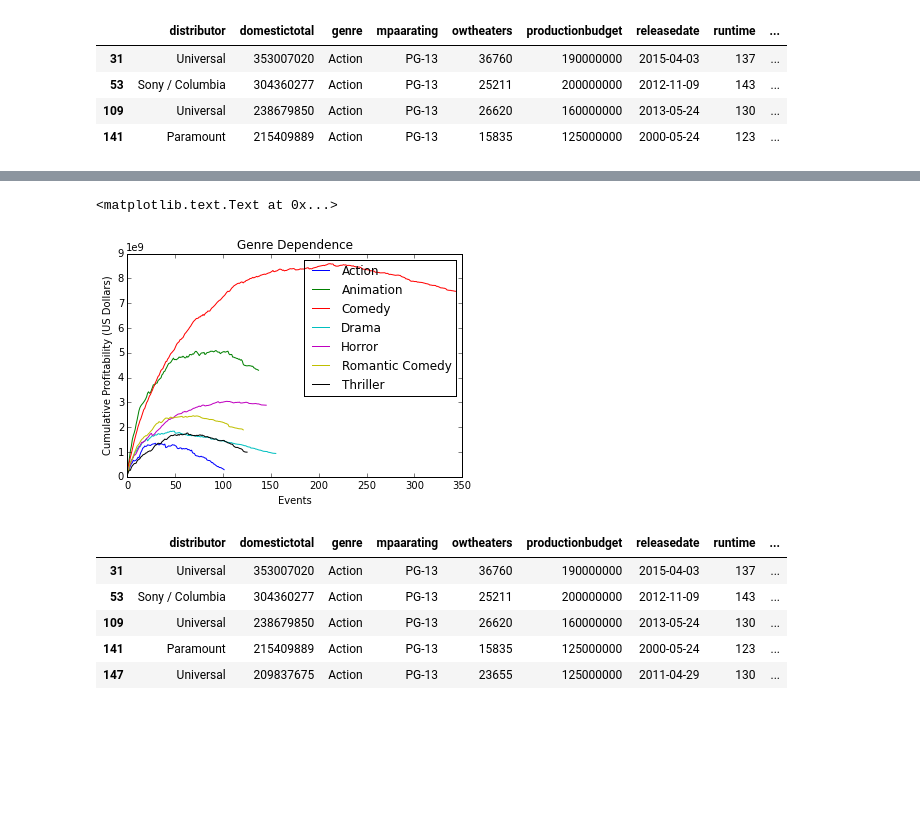
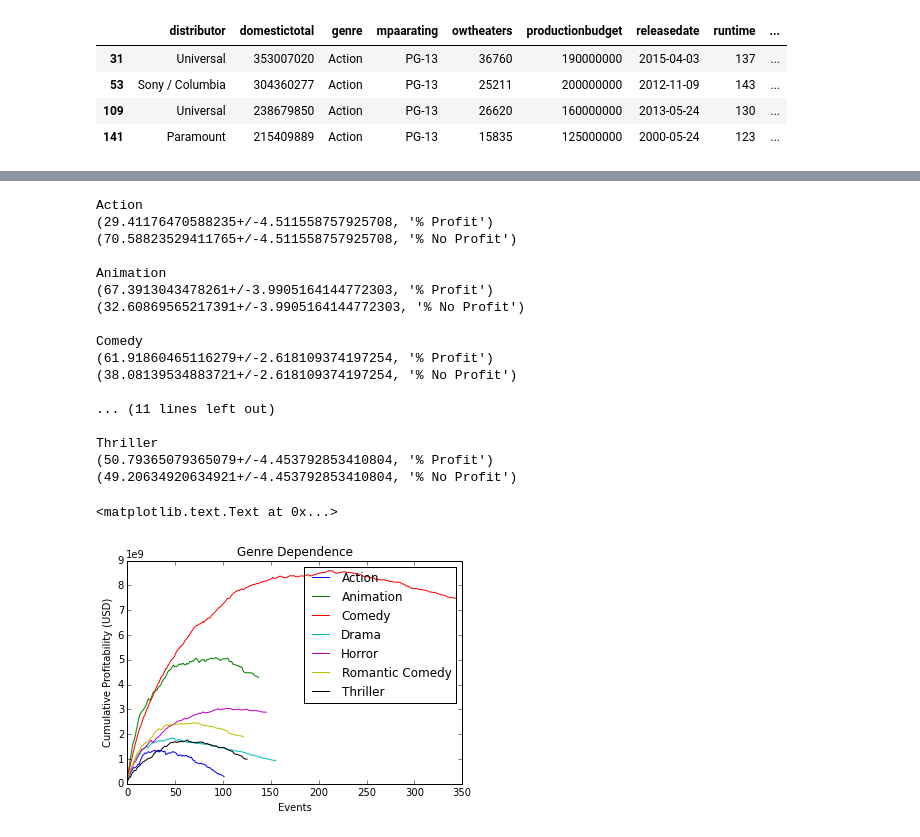
Before and after one commit to iwonapawel/WebScraping, a Jupyter notebook: profitability_analysis.ipynb, the cells around one changed output, grey strips where cells are left out. Saved outputs shown, nothing was run; the diff lists cells and outputs as text; code cells hidden in the pictures; blank space fills up the shorter version.

Commit message:
profitability per genre updated

```diff
--- a/profitability_analysis.ipynb
+++ b/profitability_analysis.ipynb
@@ -106,0 +227,34 @@ dtype: int64
+# %%
+def error_propagation(value, err):
+    """Returns statistical errors"""
+
+    return ufloat(value,err)
+# %%
+def cumulative(data):
+    """ Returns percentage of profitable and nonprofitable counts with statistical errors"""
+
+    total = np.cumsum(data).reset_index(drop = True)
+    count = 0.
+
+    for i, x in np.ndenumerate(total):
+        if i <= np.argmax(total):
+            count += 1
+    count_l = len(total) - count
+
+    if count != 0:
+        err = count / sqrt(count)
+    else:
+        err = 0.
+
+    if count_l != 0 :
+        err_n = count_l / sqrt(count_l)
+    else:
+        err_n = 0.
+
+    pr = error_propagation(count,err)
+    nr = error_propagation(count_l,err_n)
+
+    profit  = (100 * pr / (pr + nr))
+    lost = 100 - profit
+
+    return (profit,lost)
@@ -299,21 +344,37 @@ dtype: float64
 # %%
 for j in selected:
 
     plt.plot(np.cumsum(newd[newd['genre'] == j]['profitability']),label=j)
     plt.legend()
 
+    print j
+    print (cumulative(newd[newd['genre'] == j]['profitability'])[0],
+           '% Profit')
+
+    print (cumulative(newd[newd['genre'] == j]['profitability'])[1],
+           '% No Profit')
+    print
+
 plt.xlabel('Events')
-plt.ylabel('Cumulative Profitability (US Dollars)')
+plt.ylabel('Cumulative Profitability (USD)')
 plt.title('Genre Dependence')
 # %% [output]
-<matplotlib.text.Text at 0x...>
+Action
+(29.41176470588235+/-4.511558757925708, '% Profit')
+(70.58823529411765+/-4.511558757925708, '% No Profit')
+
+Animation
+(67.3913043478261+/-3.9905164144772303, '% Profit')
+(32.60869565217391+/-3.9905164144772303, '% No Profit')
+
+Comedy
+(61.91860465116279+/-2.618109374197254, '% Profit')
+(38.08139534883721+/-2.618109374197254, '% No Profit')
+
+... (11 lines left out)
+
+Thriller
+(50.79365079365079+/-4.453792853410804, '% Profit')
+(49.20634920634921+/-4.453792853410804, '% No Profit')
+<matplotlib.text.Text at 0x...>
-[figure, old version]
+[figure, new version]
-# %%
-newd.head()
-# %% [output]
-|  | distributor | domestictotal | genre | mpaarating | owtheaters | productionbudget | releasedate | runtime | ... |
-| 31 | Universal | 353007020 | Action | PG-13 | 36760 | 190000000 | 2015-04-03 | 137 | ... |
-| 53 | Sony / Columbia | 304360277 | Action | PG-13 | 25211 | 200000000 | 2012-11-09 | 143 | ... |
-| 109 | Universal | 238679850 | Action | PG-13 | 26620 | 160000000 | 2013-05-24 | 130 | ... |
-| 141 | Paramount | 215409889 | Action | PG-13 | 15835 | 125000000 | 2000-05-24 | 123 | ... |
-| 147 | Universal | 209837675 | Action | PG-13 | 23655 | 125000000 | 2011-04-29 | 130 | ... |
```
Also changed, not shown: parts of 45 cells of this notebook.
